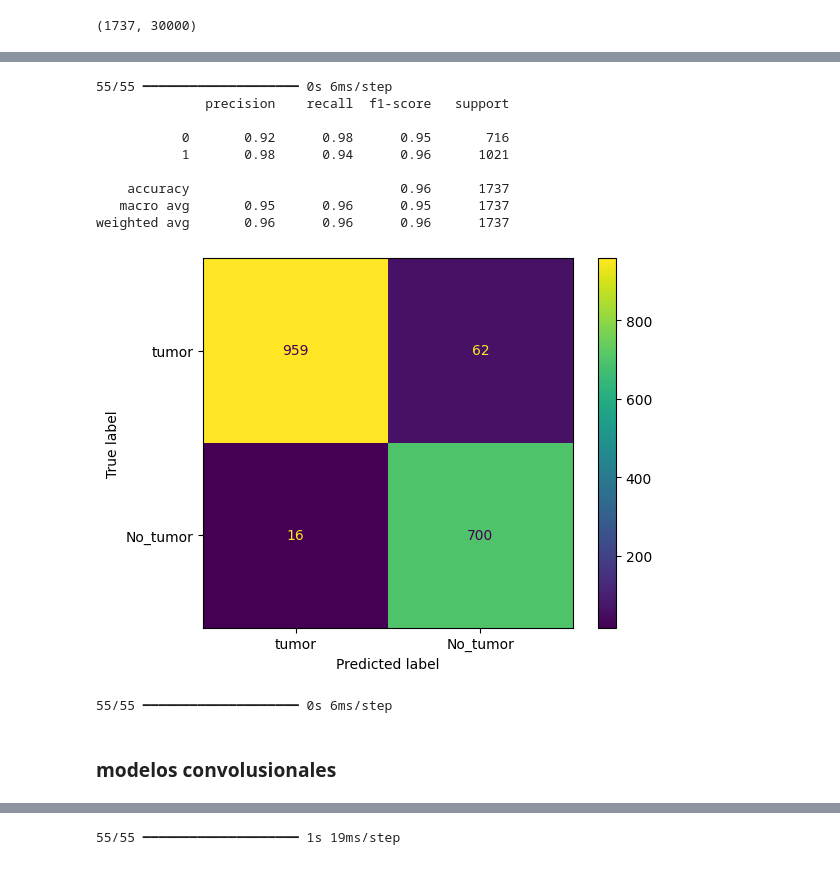
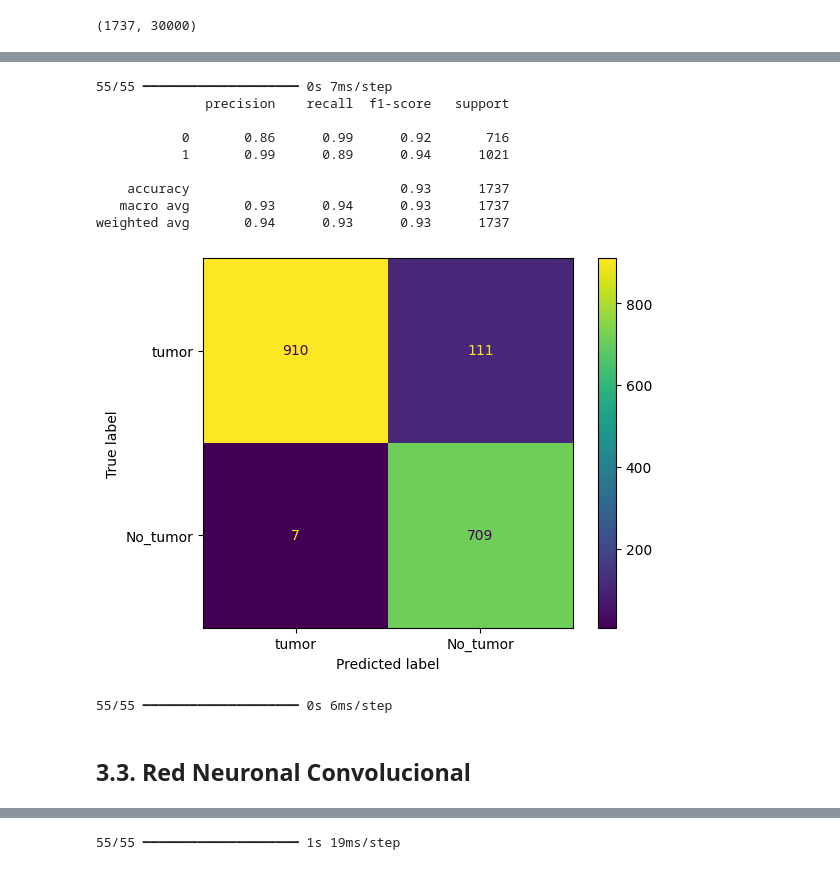
Before and after one commit to AlexanderBedoyaC/brain_tumor_detection, a Jupyter notebook: 2. Modelos.ipynb, the cells around one changed output, grey strips where cells are left out. Cells and saved outputs as stored; diff of their text form; code cells hidden in the pictures.

```diff
--- a/2. Modelos.ipynb
+++ b/2. Modelos.ipynb
@@ -105,22 +117,22 @@ Test auc: 0.9915141463279724
 # %%
 ###### matriz de confusión test
-pred_test=(fc_model.predict(x_test) > 0.80).astype('int')
+pred_test=(fc_model.predict(x_test) > 0.98).astype('int')
 cm=metrics.confusion_matrix(y_test,pred_test, labels=[1,0])
 disp=metrics.ConfusionMatrixDisplay(cm,display_labels=['tumor', 'No_tumor'])
 disp.plot()
 
 print(metrics.classification_report(y_test, pred_test))
 # %% [output]
-55/55 ━━━━━━━━━━━━━━━━━━━━ 0s 6ms/step
+55/55 ━━━━━━━━━━━━━━━━━━━━ 0s 7ms/step
               precision    recall  f1-score   support
 
-           0       0.92      0.98      0.95       716
-           1       0.98      0.94      0.96      1021
+           0       0.86      0.99      0.92       716
+           1       0.99      0.89      0.94      1021
 
-    accuracy                           0.96      1737
-   macro avg       0.95      0.96      0.95      1737
-weighted avg       0.96      0.96      0.96      1737
+    accuracy                           0.93      1737
+   macro avg       0.93      0.94      0.93      1737
+weighted avg       0.94      0.93      0.93      1737
-[figure, old version]
+[figure, new version]
 # %%
 import plotly.express as px
 p = fc_model.predict(x_test)
@@ -128,8 +140,8 @@ hist= px.histogram(p)
 hist.show()
 # %% [output]
 55/55 ━━━━━━━━━━━━━━━━━━━━ 0s 6ms/step
-# %% [markdown]
-### modelos convolusionales
+# %% [markdown]
+## 3.3. Red Neuronal Convolucional
 # %%
 model = tf.keras.Sequential([
     tf.keras.layers.Conv2D(16, kernel_size=(3, 3), activation='relu', input_shape=x_train.shape[1:]),
```
Also changed, not shown: parts of 14 cells of this notebook.
